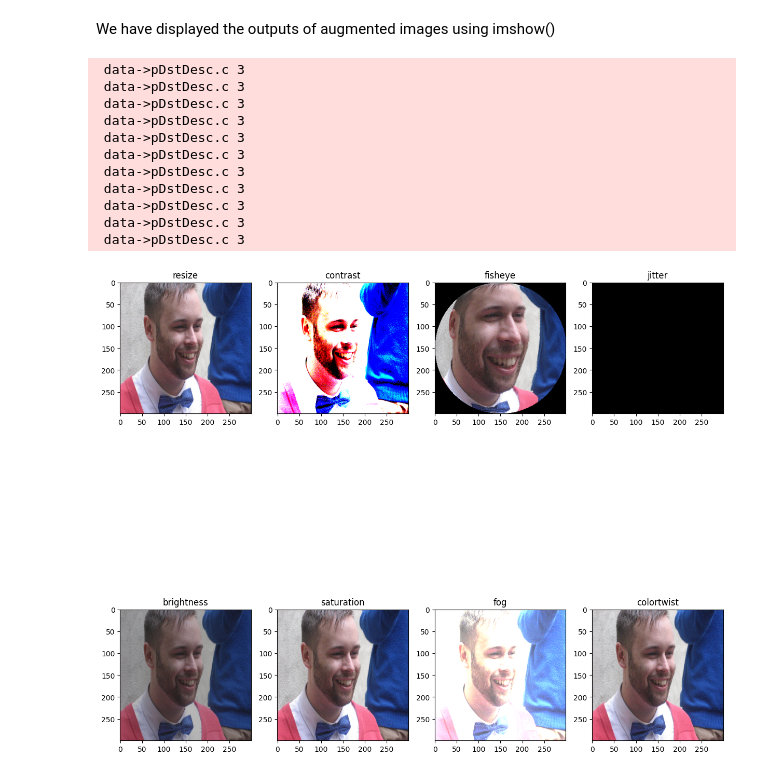
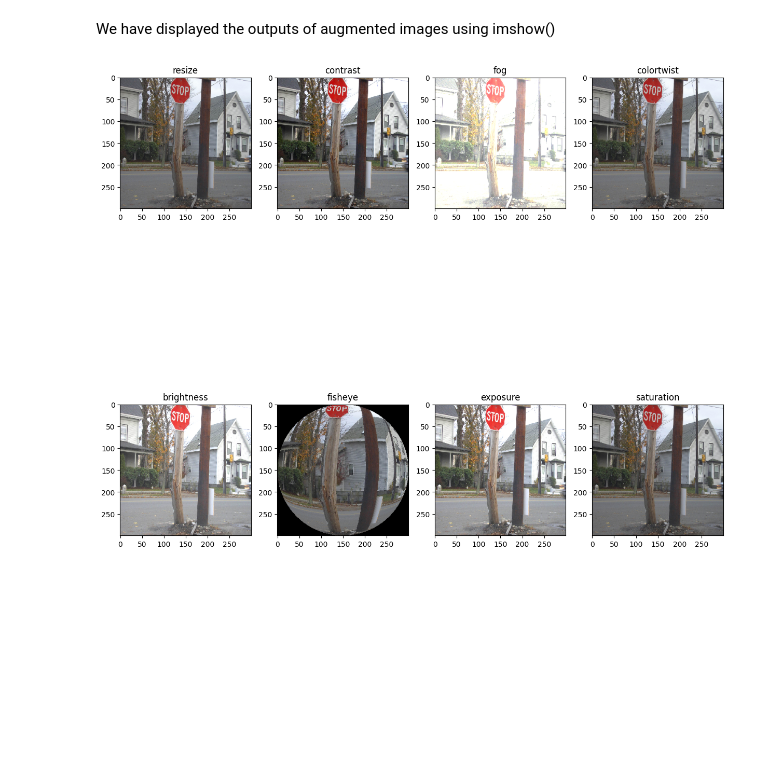
Before and after one commit to swetha097/MIVisionX, a Jupyter notebook: rocAL/rocAL_pybind/examples/rocAL_example_doc/Augmentation_examples.ipynb, the cells around one changed output. Saved outputs shown, nothing was run; the diff lists cells and outputs as text; code cells hidden in the pictures; blank space fills up the shorter version.

```diff
--- a/rocAL/rocAL_pybind/examples/rocAL_example_doc/Augmentation_examples.ipynb
+++ b/rocAL/rocAL_pybind/examples/rocAL_example_doc/Augmentation_examples.ipynb
@@ -58,34 +58,23 @@ data_loader = ROCALClassificationIterator(pipe)
 We have displayed the outputs of augmented images using imshow()
 # %%
 cnt = 0
-aug_list = ["resize", "brightness", "contrast", "saturation", "fisheye", "fog", "exposure", "colortwist"]
+aug_list = ["resize", "brightness", "contrast", "fisheye", "fog", "exposure", "colortwist", "saturation"]
 fig, axes = plt.subplots(nrows=2, ncols=4, figsize=(15,15))
 row = 0
 col = 0
 for i, it in enumerate(data_loader, 0):
     for img in it[0]:
         if(cnt < len(aug_list)):
             axes[row, col].set_title(aug_list[cnt])
         img = (img[0]).astype('uint8')
         axes[row, col].imshow(img)
         cnt = cnt + 1
         row += 1
         if(row == 2):
             row = 0
             col += 1
         if(col == 4):
             col = 0
 data_loader.reset()
 # %% [output]
- data->pDstDesc.c 3
- data->pDstDesc.c 3
- data->pDstDesc.c 3
- data->pDstDesc.c 3
- data->pDstDesc.c 3
- data->pDstDesc.c 3
- data->pDstDesc.c 3
- data->pDstDesc.c 3
- data->pDstDesc.c 3
- data->pDstDesc.c 3
- data->pDstDesc.c 3
-[figure, old version]
+[figure, new version]
```
Also changed, not shown: parts of 1 cell of this notebook, 8 other files.
